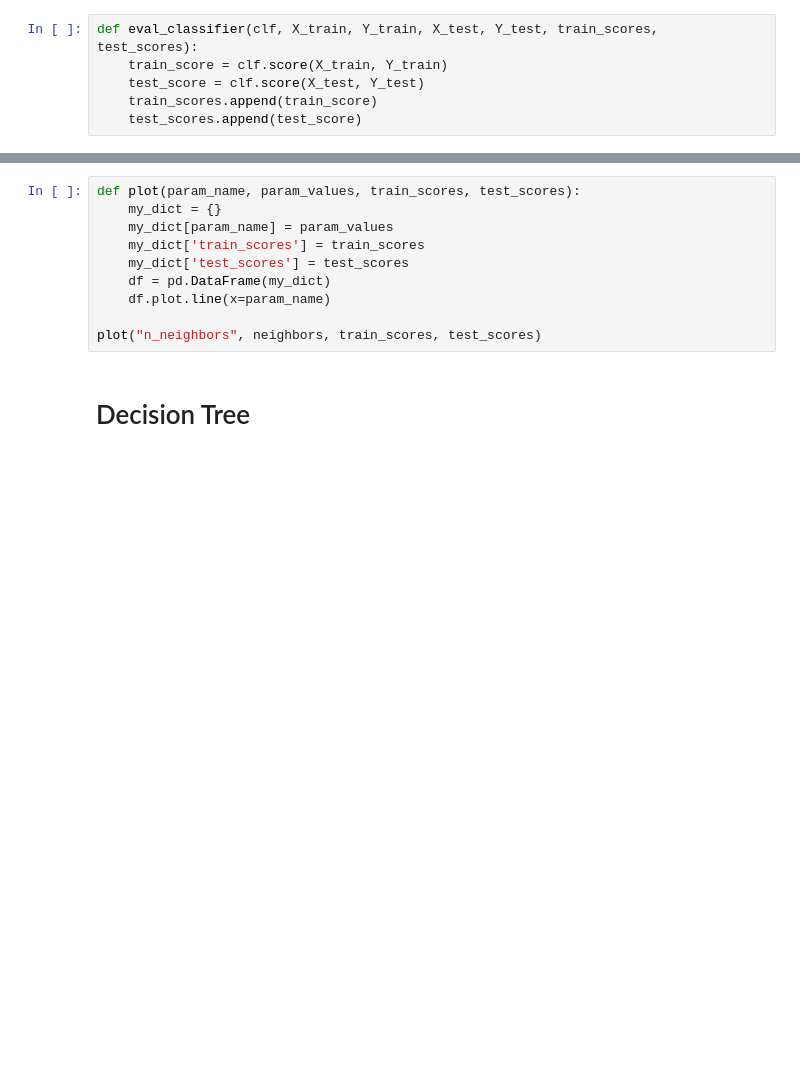
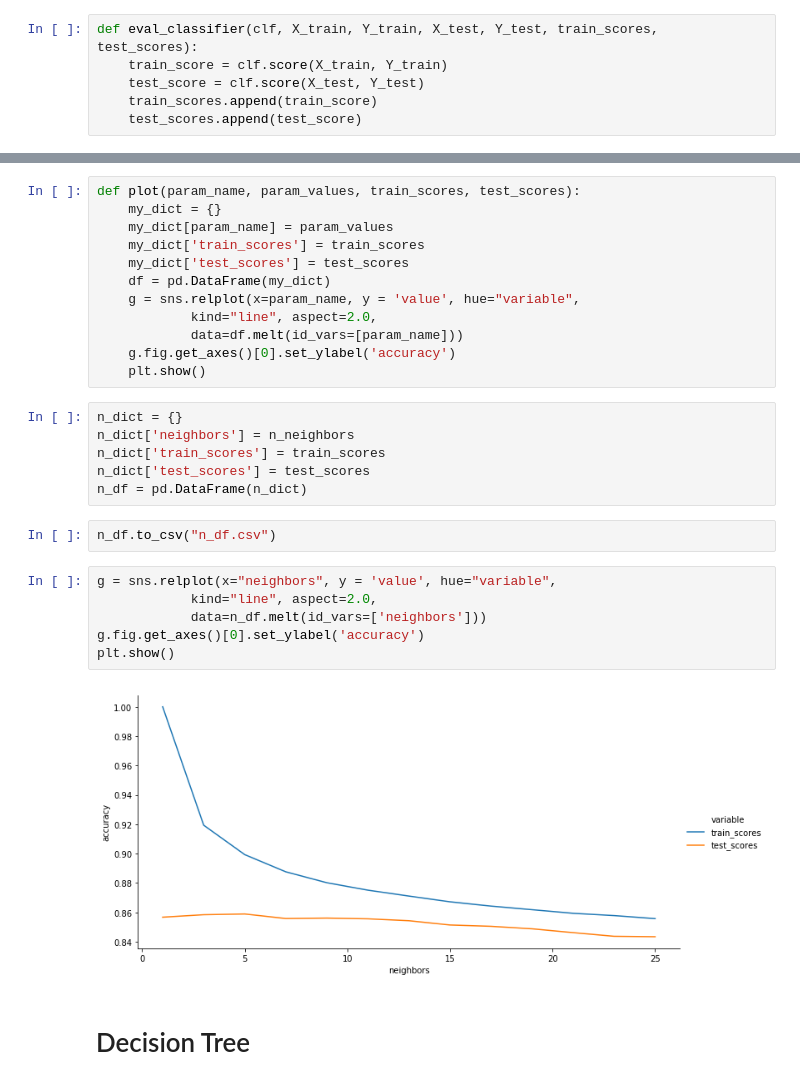
Before and after one commit to piyushnarang/ml-notebooks, a Jupyter notebook: kaggle/fashion-mnist/Fashion MNIST.ipynb, the cells around one changed output, grey strips where cells are left out. Drawn from its saved outputs; the diff is of its cells as text; blank space fills up the shorter version.

```diff
--- a/kaggle/fashion-mnist/Fashion MNIST.ipynb
+++ b/kaggle/fashion-mnist/Fashion MNIST.ipynb
@@ -94,9 +103,27 @@ def plot(param_name, param_values, train_scores, test_scores):
     my_dict['train_scores'] = train_scores
     my_dict['test_scores'] = test_scores
     df = pd.DataFrame(my_dict)
-    df.plot.line(x=param_name)
-
-plot("n_neighbors", neighbors, train_scores, test_scores)
+    g = sns.relplot(x=param_name, y = 'value', hue="variable",
+            kind="line", aspect=2.0,
+            data=df.melt(id_vars=[param_name]))
+    g.fig.get_axes()[0].set_ylabel('accuracy')
+    plt.show()
+# %%
+n_dict = {}
+n_dict['neighbors'] = n_neighbors
+n_dict['train_scores'] = train_scores
+n_dict['test_scores'] = test_scores
+n_df = pd.DataFrame(n_dict)
+# %%
+n_df.to_csv("n_df.csv")
+# %%
+g = sns.relplot(x="neighbors", y = 'value', hue="variable",
+            kind="line", aspect=2.0,
+            data=n_df.melt(id_vars=['neighbors']))
+g.fig.get_axes()[0].set_ylabel('accuracy')
+plt.show()
+# %% [output]
+[figure, added]
 # %% [markdown]
 # Decision Tree
 # %%
```
Also changed, not shown: parts of 30 cells of this notebook.
